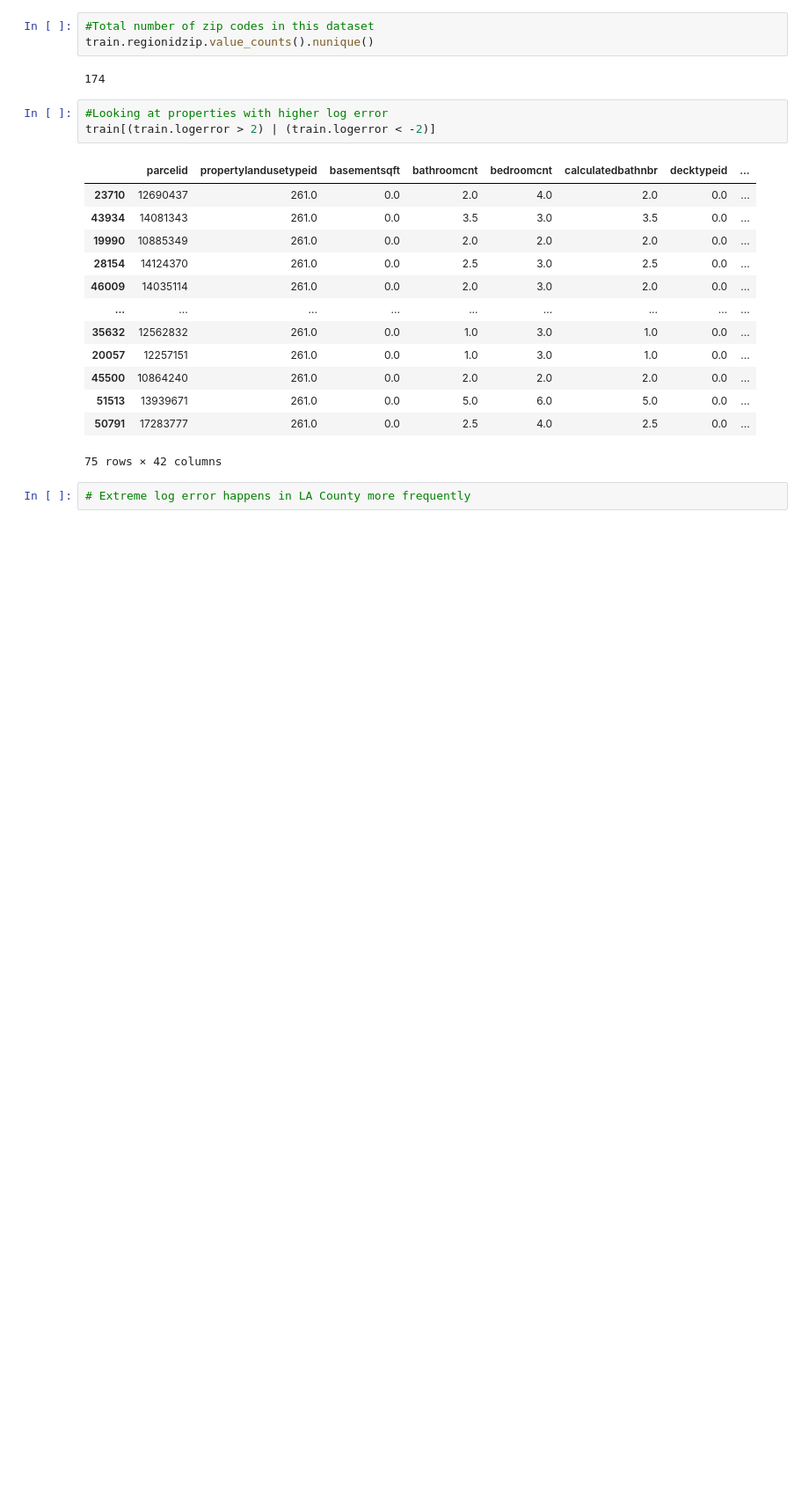
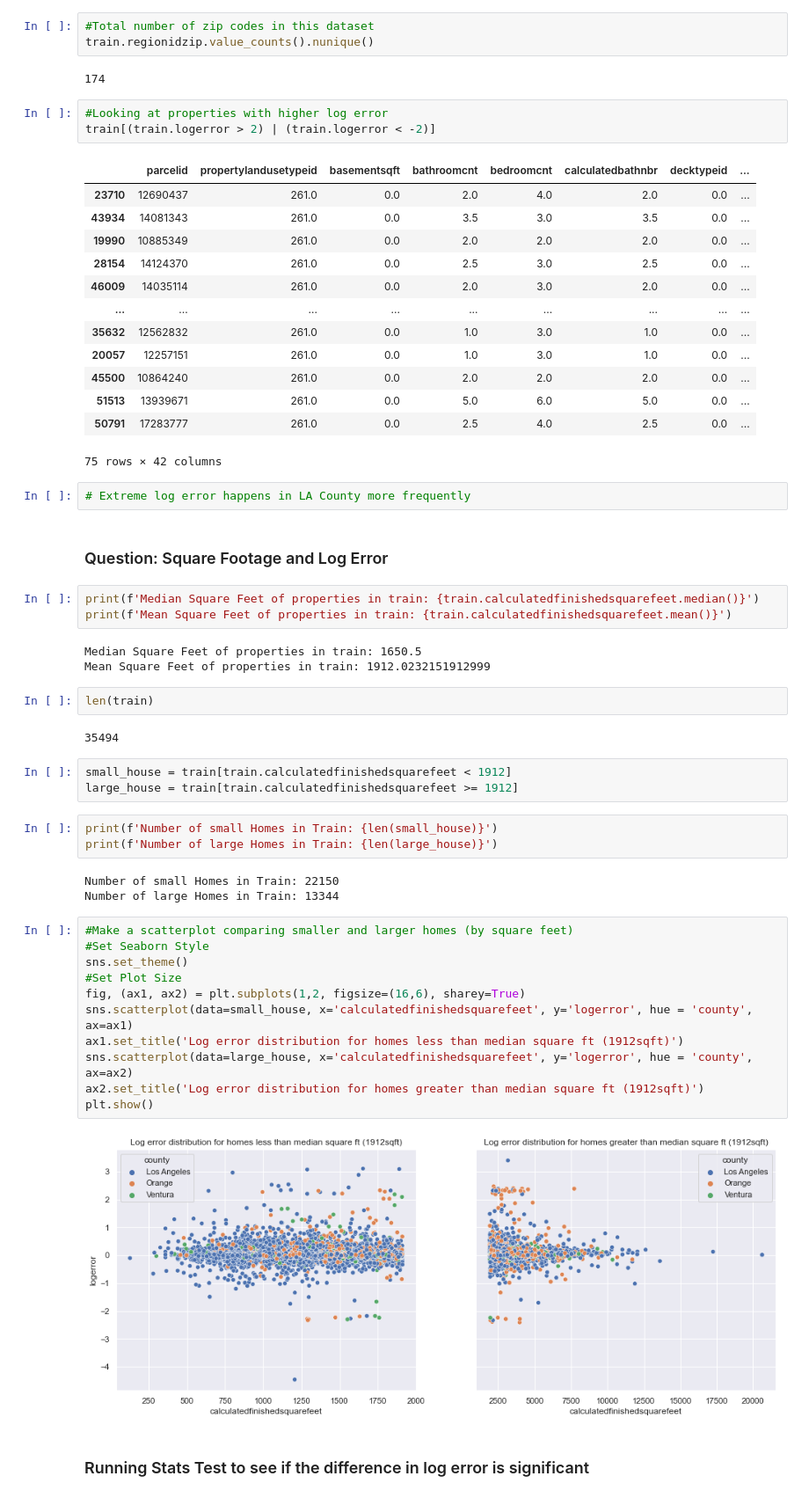
Before and after one commit to cristinalucin/clustering-exercises, a Jupyter notebook: explore_zillow.ipynb, the cells around one changed output. Shown at 88% size. Drawn from its saved outputs; the diff is of its cells as text; blank space fills up the shorter version.

```diff
--- a/explore_zillow.ipynb
+++ b/explore_zillow.ipynb
@@ -308,3 +305,39 @@ train[(train.logerror > 2) | (train.logerror < -2)]
 75 rows × 42 columns
 # %%
 # Extreme log error happens in LA County more frequently
+# %% [markdown]
+### Question: Square Footage and Log Error
+# %%
+print(f'Median Square Feet of properties in train: {train.calculatedfinishedsquarefeet.median()}')
+print(f'Mean Square Feet of properties in train: {train.calculatedfinishedsquarefeet.mean()}')
+# %% [output]
+Median Square Feet of properties in train: 1650.5
+Mean Square Feet of properties in train: 1912.0232151912999
+# %%
+len(train)
+# %% [output]
+35494
+# %%
+small_house = train[train.calculatedfinishedsquarefeet < 1912]
+large_house = train[train.calculatedfinishedsquarefeet >= 1912]
+# %%
+print(f'Number of small Homes in Train: {len(small_house)}')
+print(f'Number of large Homes in Train: {len(large_house)}')
+# %% [output]
+Number of small Homes in Train: 22150
+Number of large Homes in Train: 13344
+# %%
+#Make a scatterplot comparing smaller and larger homes (by square feet)
+#Set Seaborn Style
+sns.set_theme()
+#Set Plot Size
+fig, (ax1, ax2) = plt.subplots(1,2, figsize=(16,6), sharey=True)
+sns.scatterplot(data=small_house, x='calculatedfinishedsquarefeet', y='logerror', hue = 'county', ax=ax1)
+ax1.set_title('Log error distribution for homes less than median square ft (1912sqft)')
+sns.scatterplot(data=large_house, x='calculatedfinishedsquarefeet', y='logerror', hue = 'county', ax=ax2)
+ax2.set_title('Log error distribution for homes greater than median square ft (1912sqft)')
+plt.show()
+# %% [output]
+[figure, added]
+# %% [markdown]
+### Running Stats Test to see if the difference in log error is significant
```
Also changed, not shown: parts of 9 cells of this notebook.
